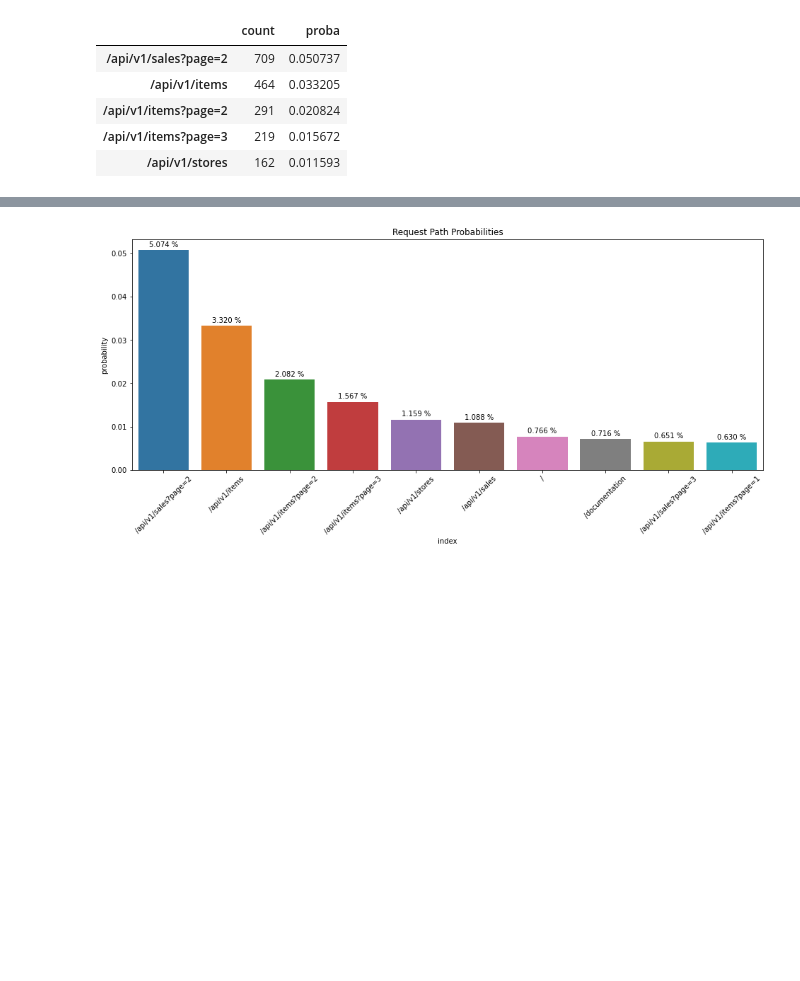
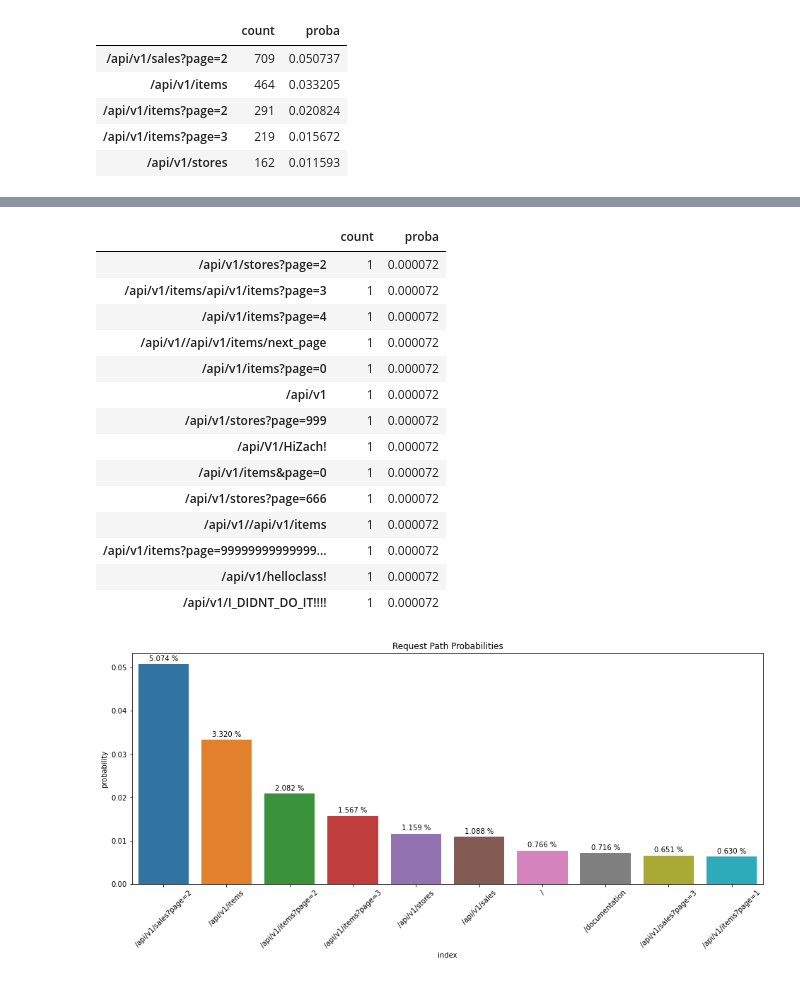
Before and after one commit to malachi-hale/anomaly-detection-exercises, a Jupyter notebook: discrete_anomaly_detection.ipynb, the cells around one changed output, grey strips where cells are left out. Drawn from its saved outputs; the diff is of its cells as text; code cells hidden in the pictures; blank space fills up the shorter version.

```diff
--- a/discrete_anomaly_detection.ipynb
+++ b/discrete_anomaly_detection.ipynb
@@ -261,3 +265,21 @@ request_path.tail()
+# %%
+request_path[request_path.proba < 0.0001]
+# %% [output]
+|  | count | proba |
+| /api/v1/stores?page=2 | 1 | 0.000072 |
+| /api/v1/items/api/v1/items?page=3 | 1 | 0.000072 |
+| /api/v1/items?page=4 | 1 | 0.000072 |
+| /api/v1//api/v1/items/next_page | 1 | 0.000072 |
+| /api/v1/items?page=0 | 1 | 0.000072 |
+| /api/v1 | 1 | 0.000072 |
+| /api/v1/stores?page=999 | 1 | 0.000072 |
+| /api/V1/HiZach! | 1 | 0.000072 |
+| /api/v1/items&page=0 | 1 | 0.000072 |
+| /api/v1/stores?page=666 | 1 | 0.000072 |
+| /api/v1//api/v1/items | 1 | 0.000072 |
+| /api/v1/items?page=99999999999999... | 1 | 0.000072 |
+| /api/v1/helloclass! | 1 | 0.000072 |
+| /api/v1/I_DIDNT_DO_IT!!!! | 1 | 0.000072 |
 # %%
 plt.figure(figsize=(16, 6))
 splot = sns.barplot(x='index', y='request_path', data=df.request_path.value_counts(normalize=True).reset_index().sort_values(
```
Also changed, not shown: parts of 39 cells of this notebook.
